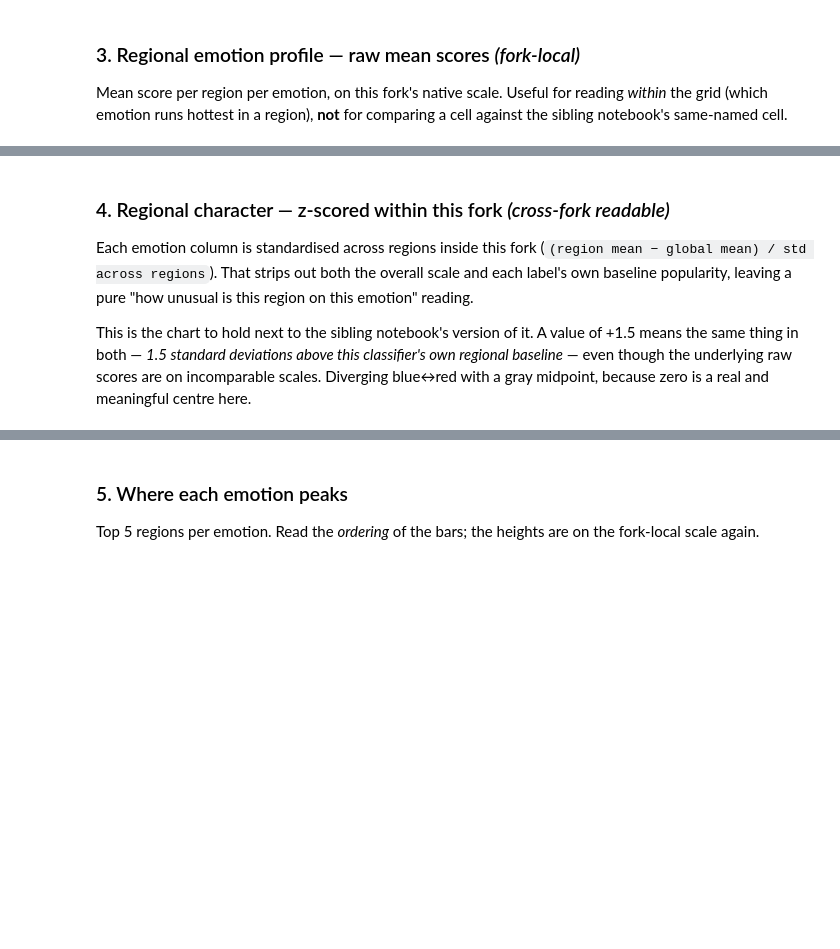
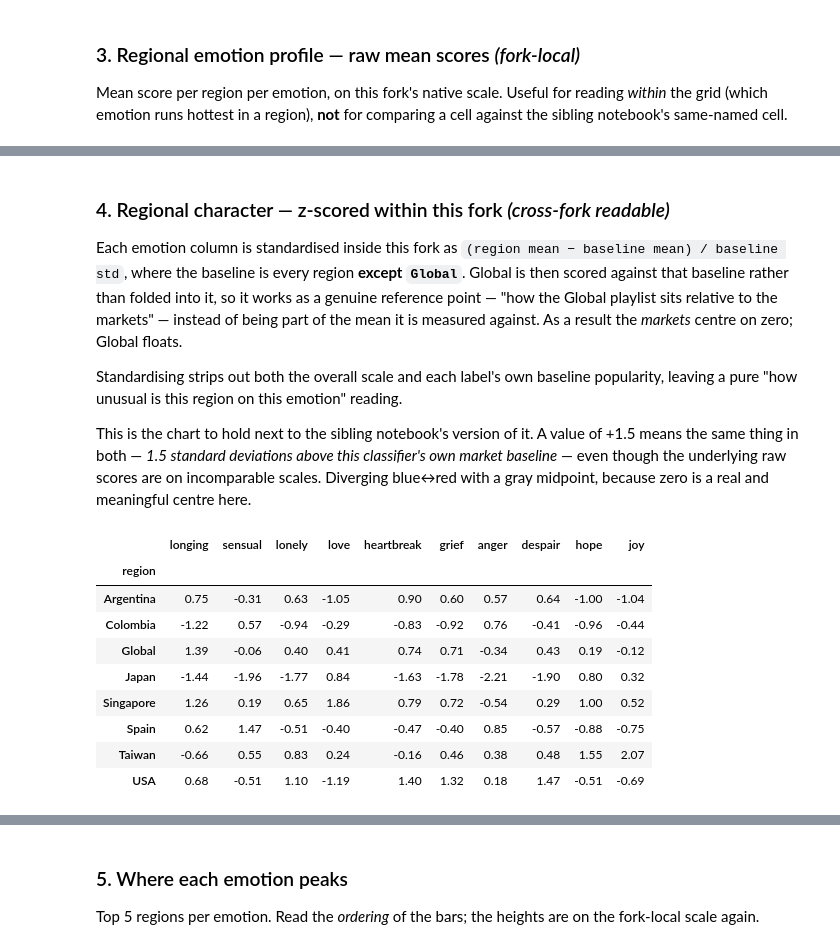
Before and after one commit to daisyllama/genius, a Jupyter notebook: notebooks/06.1_exploration_charts_zeroshot.ipynb, the cells around one changed output, grey strips where cells are left out. Saved outputs shown, nothing was run; the diff lists cells and outputs as text; code cells hidden in the pictures; blank space fills up the shorter version.

```diff
--- a/notebooks/06.1_exploration_charts_zeroshot.ipynb
+++ b/notebooks/06.1_exploration_charts_zeroshot.ipynb
@@ -74,6 +83,13 @@ SEQ_BLUE = [
 ]
 DIVERGING = [[0.0, "#0d366b"], [0.25, "#3987e5"], [0.5, "#f0efec"],
              [0.75, "#e34948"], [1.0, "#7d1f1e"]]
+
+# Shared z-score domain for § 4 / § 4b, hard-coded rather than taken from this
+# fork's own max. Both forks' regional z-scores peak near ±2.4, so one fixed
+# limit is what actually makes the two notebooks' z-charts stackable — a
+# per-fork max would quietly give the same SD value a different colour and a
+# different bar position in each. Widened past the data to leave label room.
+Z_LIM = 2.9
 
 # Fixed categorical order — hues are assigned by slot and never cycled or
 # re-ordered by rank, so a given region keeps its colour across every chart.
@@ -88,6 +104,16 @@ if len(regions) > len(CATEGORICAL):
     )
 REGION_COLOR = dict(zip(regions, CATEGORICAL))
 
+# `Global` is a reference playlist, not a market. § 4 / § 4b hold it out of the
+# baseline and then score it against that baseline, so its position reads as
+# "how Global sits relative to the markets" instead of it being averaged into
+# the very mean it is compared with. Set to None to standardise across all
+# regions instead.
+REF_REGION = "Global" if "Global" in regions else None
+baseline_regions = [r for r in regions if r != REF_REGION]
+print(f"z baseline: {len(baseline_regions)} regions"
+      + (f", holding out {REF_REGION!r}" if REF_REGION else " (no region held out)"))
+
 LAYOUT = dict(
     template="plotly_white",
     font=dict(family="Inter, -apple-system, Helvetica, sans-serif", size=13,
@@ -211,44 +274,72 @@ display(heat.round(3))
 # %% [markdown]
 ### 4. Regional character — z-scored within this fork *(cross-fork readable)*
 
-Each emotion column is standardised across regions inside this fork
-(`(region mean − global mean) / std across regions`). That strips out both the
-overall scale and each label's own baseline popularity, leaving a pure
-"how unusual is this region on this emotion" reading.
+Each emotion column is standardised inside this fork as
+`(region mean − baseline mean) / baseline std`, where the baseline is every
+region **except `Global`**. Global is then scored against that baseline rather
+than folded into it, so it works as a genuine reference point — "how the Global
+playlist sits relative to the markets" — instead of being part of the mean it is
+measured against. As a result the *markets* centre on zero; Global floats.
+
+Standardising strips out both the overall scale and each label's own baseline
+popularity, leaving a pure "how unusual is this region on this emotion" reading.
 
 This is the chart to hold next to the sibling notebook's version of it. A value
 of +1.5 means the same thing in both — *1.5 standard deviations above this
-classifier's own regional baseline* — even though the underlying raw scores are
+classifier's own market baseline* — even though the underlying raw scores are
 on incomparable scales. Diverging blue↔red with a gray midpoint, because zero is
 a real and meaningful centre here.
 # %%
 region_means = df.groupby("region")[charted_cols].mean().reindex(regions)
-z = (region_means - region_means.mean()) / region_means.std(ddof=0)
+
+# Baseline = the market regions only. REF_REGION is scored against it, not part
+# of it, so it can be read as a reference line rather than a ninth data point
+# dragging the mean toward itself.
+base_means = region_means.loc[baseline_regions]
+z = (region_means - base_means.mean()) / base_means.std(ddof=0)
 z.columns = charted_names
 z = z.fillna(0)
 
-lim = float(np.abs(z.values).max())
+# The colour domain is Z_LIM, not this fork's own max: a per-fork max would give
+# the two notebooks different scales for the same SD value, which defeats the
+# whole point of standardising. Guard rather than silently clip.
+if float(np.abs(z.values).max()) > Z_LIM:
+    raise ValueError(
+        f"z reaches {np.abs(z.values).max():.2f} SD, past Z_LIM={Z_LIM}. "
+        "Raise Z_LIM in BOTH forks so they stay on one scale."
+    )
 
 fig = px.imshow(
     z.T,
     labels=dict(x="", y="", color="z-score"),
     color_continuous_scale=DIVERGING,
-    zmin=-lim, zmax=lim,
+    zmin=-Z_LIM, zmax=Z_LIM,
     aspect="auto",
     text_auto=".1f",
 )
 fig.update_traces(
     textfont_size=11,
     hovertemplate="<b>%{x}</b> · %{y}<br>%{z:+.2f} SD vs this fork's regional mean<extra></extra>",
     xgap=2, ygap=2,
 )
 fig.update_layout(
     title=f"Regional emotion character — {LABEL}<br>"
           f"<sup>Standard deviations from this fork's own regional mean. "
           f"Red = distinctively high, blue = distinctively low. Comparable across forks.</sup>",
     height=60 + 34 * len(charted_names) + 150, width=1000,
     coloraxis_colorbar=dict(title="SD", thickness=12, len=0.7),
     **LAYOUT,
 )
 fig.show()
 display(z.round(2))
+# %% [output]
+|  | longing | sensual | lonely | love | heartbreak | grief | anger | despair | hope | joy |
+| region |  |  |  |  |  |  |  |  |  |  |
+| Argentina | 0.75 | -0.31 | 0.63 | -1.05 | 0.90 | 0.60 | 0.57 | 0.64 | -1.00 | -1.04 |
+| Colombia | -1.22 | 0.57 | -0.94 | -0.29 | -0.83 | -0.92 | 0.76 | -0.41 | -0.96 | -0.44 |
+| Global | 1.39 | -0.06 | 0.40 | 0.41 | 0.74 | 0.71 | -0.34 | 0.43 | 0.19 | -0.12 |
+| Japan | -1.44 | -1.96 | -1.77 | 0.84 | -1.63 | -1.78 | -2.21 | -1.90 | 0.80 | 0.32 |
+| Singapore | 1.26 | 0.19 | 0.65 | 1.86 | 0.79 | 0.72 | -0.54 | 0.29 | 1.00 | 0.52 |
+| Spain | 0.62 | 1.47 | -0.51 | -0.40 | -0.47 | -0.40 | 0.85 | -0.57 | -0.88 | -0.75 |
+| Taiwan | -0.66 | 0.55 | 0.83 | 0.24 | -0.16 | 0.46 | 0.38 | 0.48 | 1.55 | 2.07 |
+| USA | 0.68 | -0.51 | 1.10 | -1.19 | 1.40 | 1.32 | 0.18 | 1.47 | -0.51 | -0.69 |
```
Also changed, not shown: parts of 8 cells of this notebook, 5 other files.
